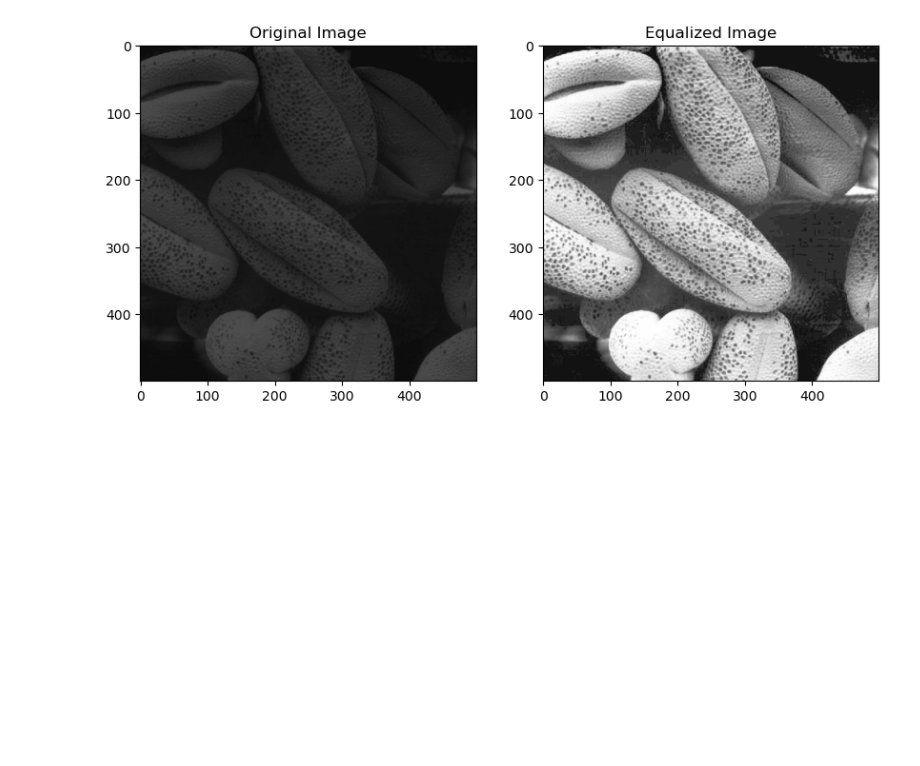
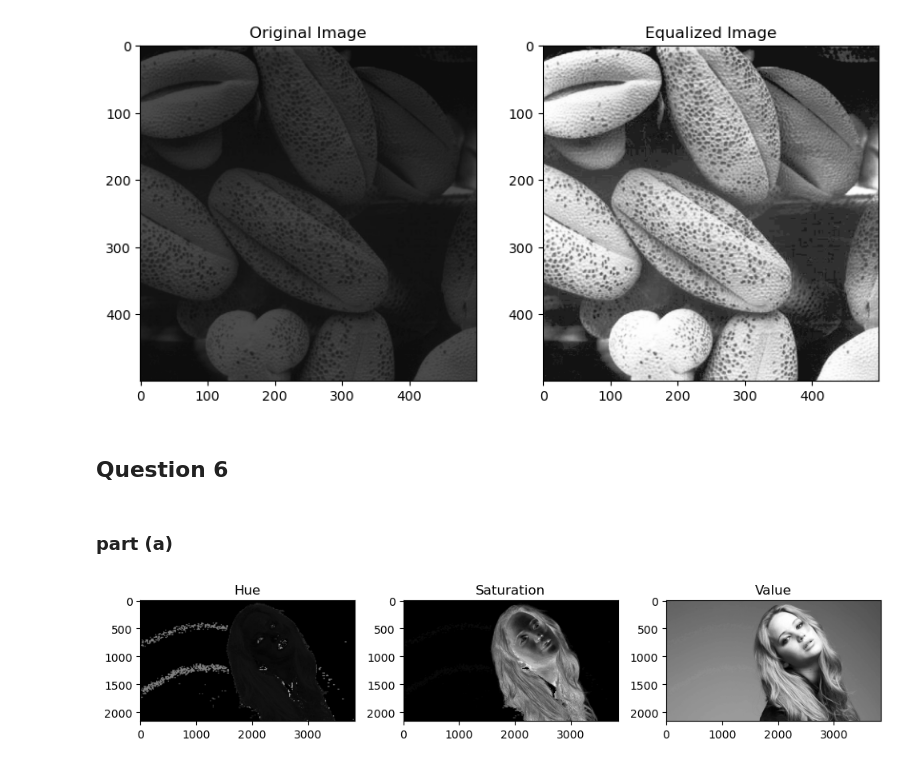
Before and after one commit to Sulojan2027/Image_Processing_SEM_05, a Jupyter notebook: assign_01.ipynb, the cells around one changed output. Saved outputs shown, nothing was run; the diff lists cells and outputs as text; code cells hidden in the pictures; blank space fills up the shorter version.

Commit message:
feat : added code for question 6

```diff
--- a/assign_01.ipynb
+++ b/assign_01.ipynb
@@ -281,3 +281,26 @@ ax[1].set_title("Equalized Image")
 plt.show()
 # %% [output]
 [figure]
+# %% [markdown]
+## Question 6
+# %% [markdown]
+### part (a)
+# %%
+img6 = cv.imread("a1images/jeniffer.jpg", cv.IMREAD_COLOR)
+img6_rgb = cv.cvtColor(img6, cv.COLOR_BGR2RGB)
+
+H, S, V = cv.split(cv.cvtColor(img6, cv.COLOR_BGR2HSV))
+
+fig, ax = plt.subplots(1, 3, figsize=(10,10))
+
+ax[0].imshow(H, cmap='gray', vmin=0, vmax=255)
+ax[0].set_title("Hue")
+ax[1].imshow(S, cmap='gray', vmin=0, vmax=255)
+ax[1].set_title("Saturation")
+ax[2].imshow(V, cmap='gray', vmin=0, vmax=255)
+ax[2].set_title("Value")
+
+plt.tight_layout()
+plt.show()
+# %% [output]
+[figure, added]
```
Also changed, not shown: parts of 12 cells of this notebook.
